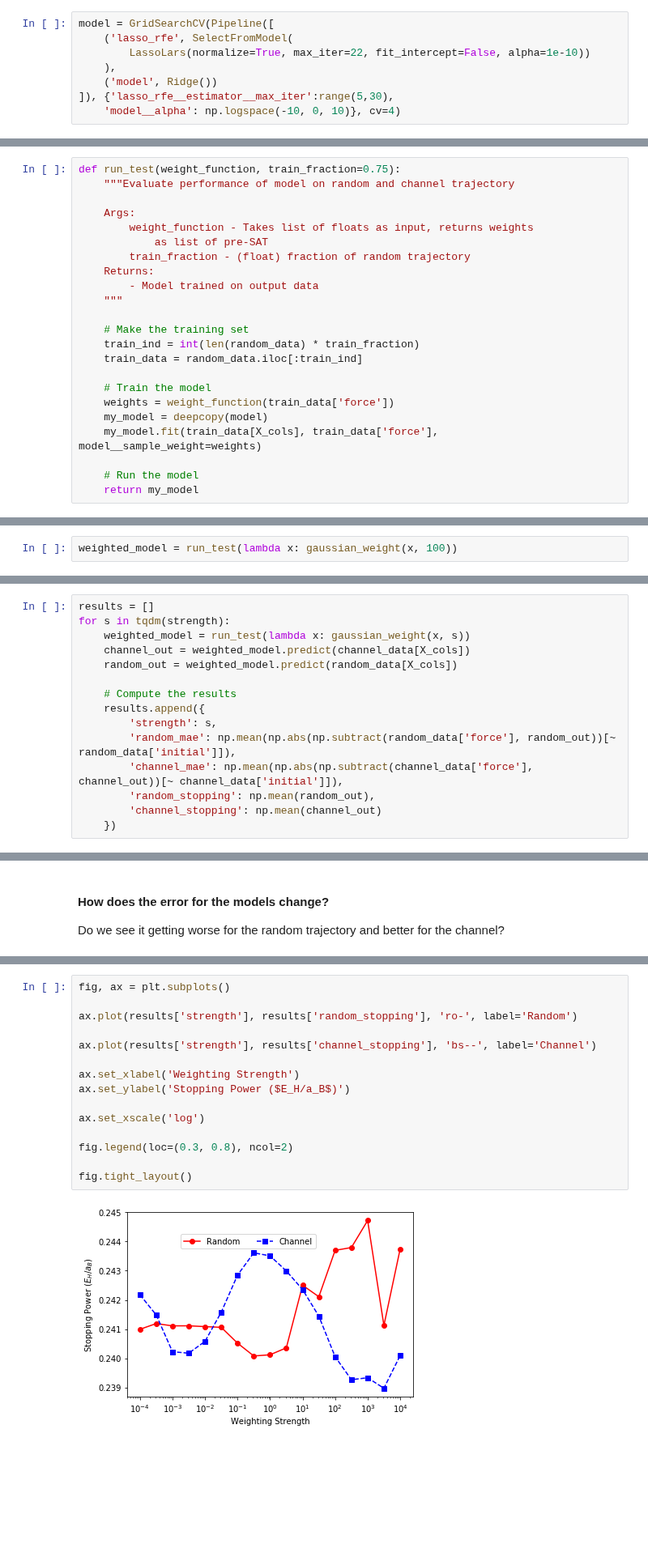
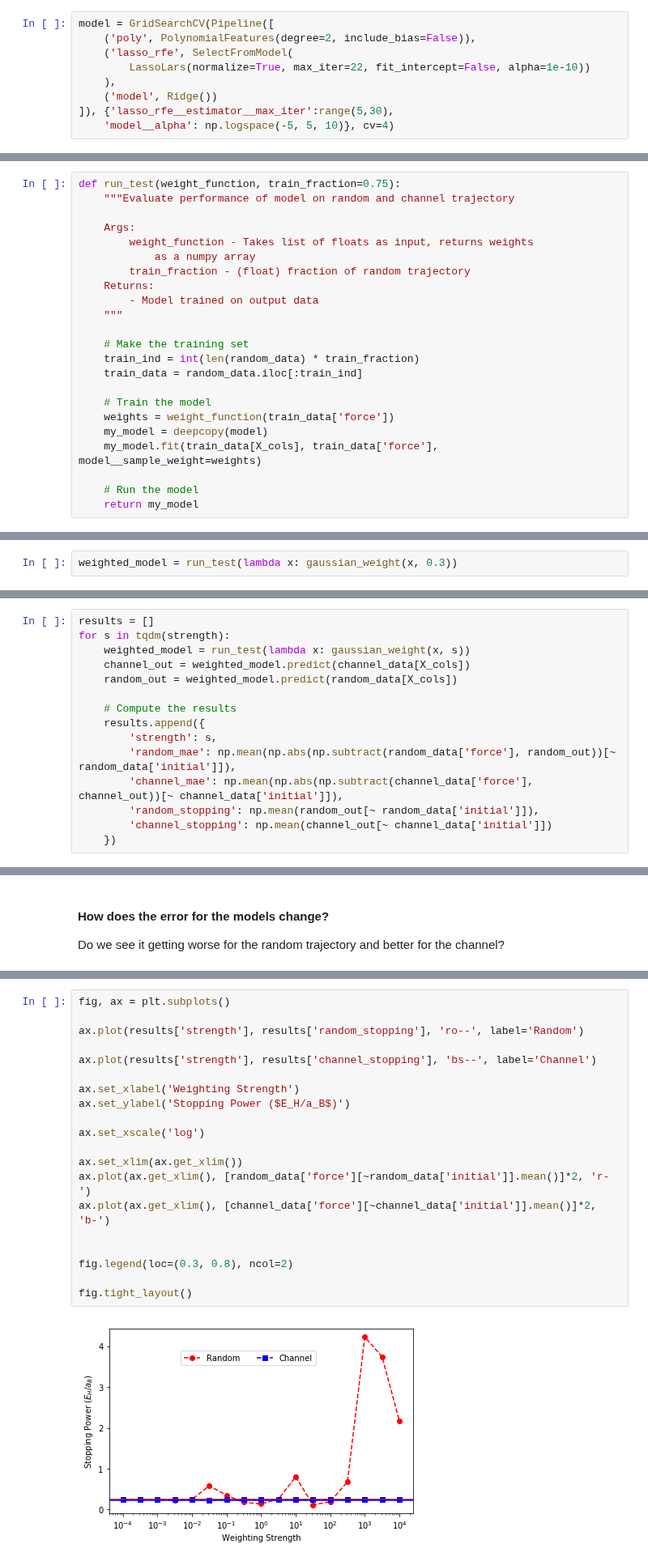
Before and after one commit to globus-labs/stopping-power-ml, a Jupyter notebook: single-velocity/2_assess-weighting.ipynb, the cells around one changed output, grey strips where cells are left out. Shown at 81% size. Saved outputs shown, nothing was run; the diff lists cells and outputs as text; blank space fills up the shorter version.

```diff
--- a/single-velocity/2_assess-weighting.ipynb
+++ b/single-velocity/2_assess-weighting.ipynb
@@ -30,12 +31,13 @@ channel_data = pd.read_pickle(os.path.join('data', 'channel_data.pkl.gz'))
 featurizers = pkl.load(open(os.path.join('..', 'featurizers.pkl'), 'rb'))[:-1]
 # %%
 model = GridSearchCV(Pipeline([
+    ('poly', PolynomialFeatures(degree=2, include_bias=False)),
     ('lasso_rfe', SelectFromModel(
         LassoLars(normalize=True, max_iter=22, fit_intercept=False, alpha=1e-10))
     ),
     ('model', Ridge())
 ]), {'lasso_rfe__estimator__max_iter':range(5,30),
-    'model__alpha': np.logspace(-10, 0, 10)}, cv=4)
+    'model__alpha': np.logspace(-5, 5, 10)}, cv=4)
 # %%
 start_frame = pkl.load(open(os.path.join('..', 'al_starting_frame.pkl'), 'rb'))
 # %%
@@ -49,7 +51,7 @@ def run_test(weight_function, train_fraction=0.75):
 
     Args:
         weight_function - Takes list of floats as input, returns weights
-            as list of pre-SAT
+            as a numpy array
         train_fraction - (float) fraction of random trajectory
     Returns:
         - Model trained on output data
@@ -137,7 +139,7 @@ def gaussian_weight(x, strength=1):
 
     return np.exp(-strength * np.power(np.subtract(x, np.mean(x)), 2))
 # %%
-weighted_model = run_test(lambda x: gaussian_weight(x, 100))
+weighted_model = run_test(lambda x: gaussian_weight(x, 0.3))
 # %%
 weighted_model.best_params_
 # %% [output]
@@ -180,8 +182,8 @@ for s in tqdm(strength):
         'strength': s,
         'random_mae': np.mean(np.abs(np.subtract(random_data['force'], random_out))[~ random_data['initial']]),
         'channel_mae': np.mean(np.abs(np.subtract(channel_data['force'], channel_out))[~ channel_data['initial']]),
-        'random_stopping': np.mean(random_out),
-        'channel_stopping': np.mean(channel_out)
+        'random_stopping': np.mean(random_out[~ random_data['initial']]),
+        'channel_stopping': np.mean(channel_out[~ channel_data['initial']])
     })
 # %% [output]
 Failed to display Jupyter Widget of type HBox.
@@ -214,20 +216,25 @@ fig.tight_layout()
 # %%
 fig, ax = plt.subplots()
 
-ax.plot(results['strength'], results['random_stopping'], 'ro-', label='Random')
+ax.plot(results['strength'], results['random_stopping'], 'ro--', label='Random')
 
 ax.plot(results['strength'], results['channel_stopping'], 'bs--', label='Channel')
 
 ax.set_xlabel('Weighting Strength')
 ax.set_ylabel('Stopping Power ($E_H/a_B$)')
 
 ax.set_xscale('log')
 
+ax.set_xlim(ax.get_xlim())
+ax.plot(ax.get_xlim(), [random_data['force'][~random_data['initial']].mean()]*2, 'r-')
+ax.plot(ax.get_xlim(), [channel_data['force'][~channel_data['initial']].mean()]*2, 'b-')
+
+
 fig.legend(loc=(0.3, 0.8), ncol=2)
 
 fig.tight_layout()
 # %% [output]
-[figure, old version]
+[figure, new version]
 # %% [markdown]
 Save the best weight
 # %%
```
Also changed, not shown: parts of 7 cells of this notebook, 6 other files.
